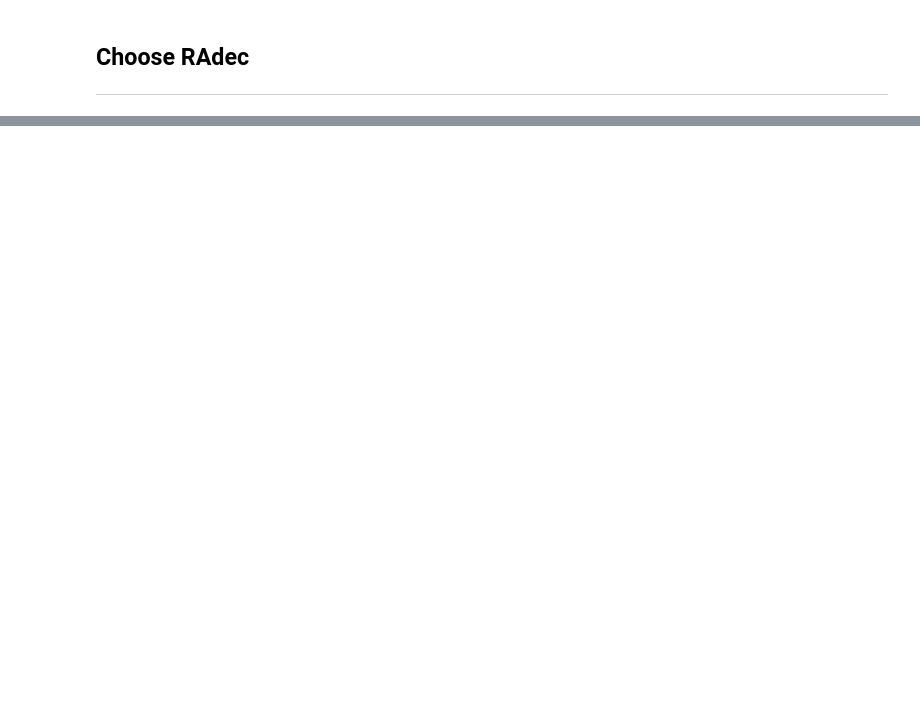
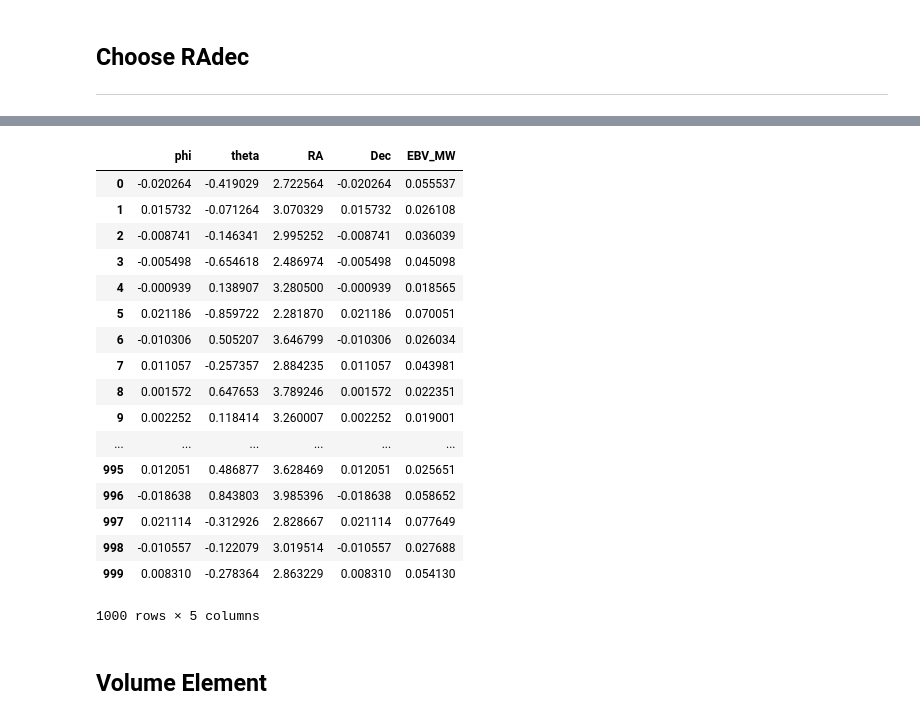
Before and after one commit to RobFirth/LSST_tools, a Jupyter notebook: lsst_tools/sims/notebooks/simulate_SDSS_SNe.ipynb, the cells around one changed output, grey strips where cells are left out. Cells and saved outputs as stored; diff of their text form; code cells hidden in the pictures; blank space fills up the shorter version.

```diff
--- a/lsst_tools/sims/notebooks/simulate_SDSS_SNe.ipynb
+++ b/lsst_tools/sims/notebooks/simulate_SDSS_SNe.ipynb
@@ -184,0 +120,23 @@ lsstt.plot_position_points(c)
+# %%
+c
+# %% [output]
+|  | phi | theta | RA | Dec | EBV_MW |
+| 0 | -0.020264 | -0.419029 | 2.722564 | -0.020264 | 0.055537 |
+| 1 | 0.015732 | -0.071264 | 3.070329 | 0.015732 | 0.026108 |
+| 2 | -0.008741 | -0.146341 | 2.995252 | -0.008741 | 0.036039 |
+| 3 | -0.005498 | -0.654618 | 2.486974 | -0.005498 | 0.045098 |
+| 4 | -0.000939 | 0.138907 | 3.280500 | -0.000939 | 0.018565 |
+| 5 | 0.021186 | -0.859722 | 2.281870 | 0.021186 | 0.070051 |
+| 6 | -0.010306 | 0.505207 | 3.646799 | -0.010306 | 0.026034 |
+| 7 | 0.011057 | -0.257357 | 2.884235 | 0.011057 | 0.043981 |
+| 8 | 0.001572 | 0.647653 | 3.789246 | 0.001572 | 0.022351 |
+| 9 | 0.002252 | 0.118414 | 3.260007 | 0.002252 | 0.019001 |
+| ... | ... | ... | ... | ... | ... |
+| 995 | 0.012051 | 0.486877 | 3.628469 | 0.012051 | 0.025651 |
+| 996 | -0.018638 | 0.843803 | 3.985396 | -0.018638 | 0.058652 |
+| 997 | 0.021114 | -0.312926 | 2.828667 | 0.021114 | 0.077649 |
+| 998 | -0.010557 | -0.122079 | 3.019514 | -0.010557 | 0.027688 |
+| 999 | 0.008310 | -0.278364 | 2.863229 | 0.008310 | 0.054130 |
+1000 rows × 5 columns
+# %% [markdown]
+## Volume Element
```
Also changed, not shown: parts of 23 cells of this notebook, 6 other files.
